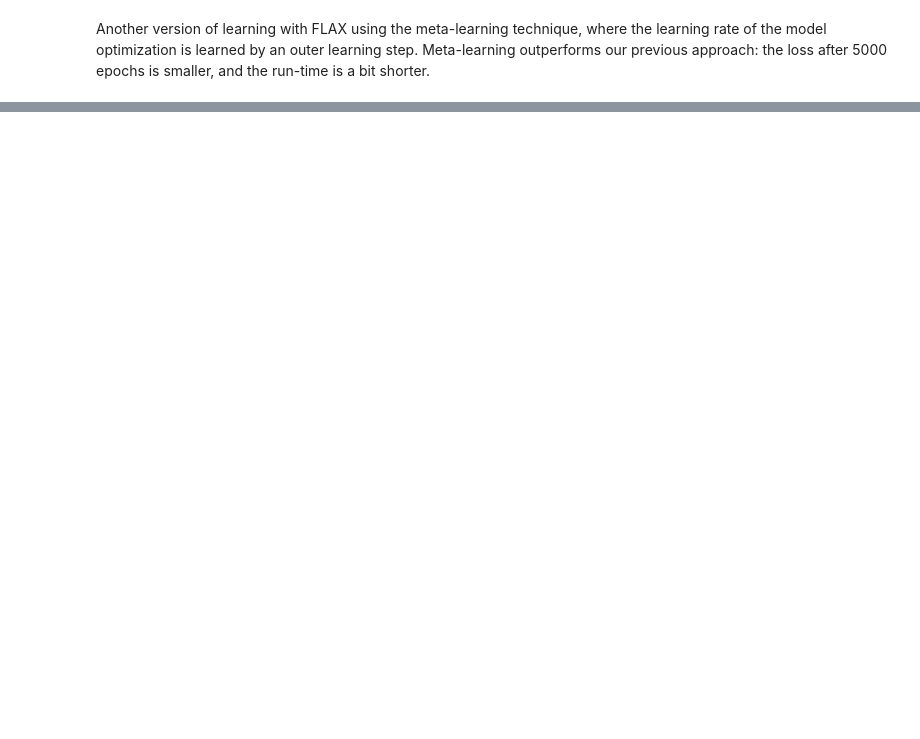
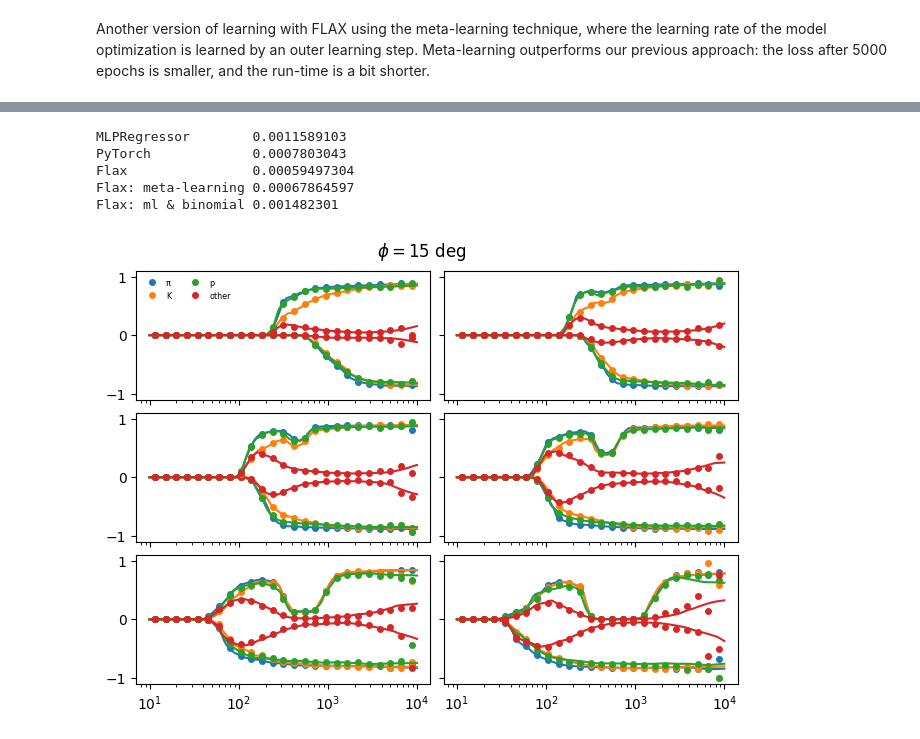
Before and after one commit to HDembinski/HDembinski.github.io, a Jupyter notebook: regression.ipynb, the cells around one changed output, grey strips where cells are left out. Saved outputs shown, nothing was run; the diff lists cells and outputs as text; code cells hidden in the pictures; blank space fills up the shorter version.

```diff
--- a/regression.ipynb
+++ b/regression.ipynb
@@ -518,0 +693,16 @@ for layer in flax_theta["params"].values():
+# %%
+print("MLPRegressor                    ", mean_squared_error(clf.predict(X), y))
+print("PyTorch                         ", mean_squared_error(torch_model(torch_X).detach().numpy(), y))
+print("Flax                            ", mean_squared_error(flax_model.apply(flax_theta, X), y))
+print("Flax: meta-learning             ", mean_squared_error(flax_model.apply(flax_ml_theta, X), y))
+print("Flax: ml, binomial loss, dropout", mean_squared_error(predict(flax_model_2, flax_theta_2, X), y))
+# %% [output]
+MLPRegressor        0.0011589103
+PyTorch             0.0007803043
+Flax                0.00059497304
+Flax: meta-learning 0.00067864597
+Flax: ml & binomial 0.001482301
+# %%
+draw(lambda x: predict(flax_model_2, flax_theta_2, x))
+# %% [output]
+[figure, added]
```
Also changed, not shown: parts of 18 cells of this notebook.
